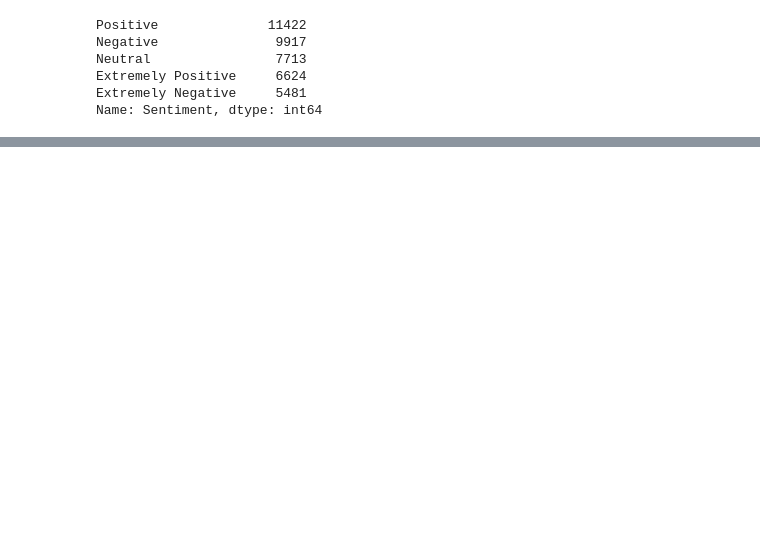
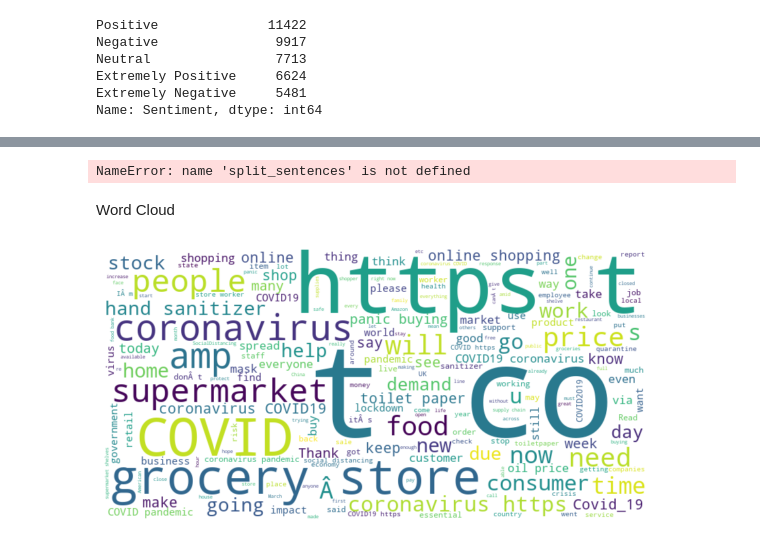
Before and after one commit to hunpham/cs39aa_project, a Jupyter notebook: project_part1.ipynb, the cells around one changed output, grey strips where cells are left out. Drawn from its saved outputs; the diff is of its cells as text; code cells hidden in the pictures; blank space fills up the shorter version.

```diff
--- a/project_part1.ipynb
+++ b/project_part1.ipynb
@@ -81,0 +99,44 @@ print(min_len_word, max_len_word)
+# %%
+def count_stopwords(text, stopwords):
+    ''' Return the number of stopwords in the text
+        Input:
+            - text: string
+            - stopwords: list of string, containing the stopwords
+        Output:
+            - int, number of stopwords in the text argument
+    '''
+    word_tokens = word_tokenize(text) #splitta i pezzi
+    stopwords_x = [w for w in word_tokens if w in stopwords]
+
+    return len(stopwords_x)
+
+# Create a new variable containing the number of sentences in the OriginalTweet
+df_train['sum_sent_count'] = df_train['OriginalTweet'].apply(lambda x : len(split_sentences(x)))
+# Create a new variable containing the number of word in the OriginalTweet
+df_train['sum_word_count'] = df_train['OriginalTweet'].apply(lambda x : len(x.split()))
+# Create a new variable containing the number of characters in the OriginalTweet
+df_train['sum_char_count'] = df_train['OriginalTweet'].apply(lambda x : len(x.replace(" ","")))
+# Create a new variable containing the density of words in the OriginalTweet
+df_train['sum_word_density'] = df_train['sum_word_count'] / (df_train['sum_char_count'] + 1)
+# Create a new variable containing the density of sentences in the OriginalTweet
+df_train['sum_sent_density'] = df_train['sum_sent_count'] / (df_train['sum_word_count'] + 1)
+# Create a new variable containing the number of punctuations in the OriginalTweet
+df_train['sum_punc_count'] = df_train['OriginalTweet'].apply(lambda x : len([a for a in x if a in punc]))
+# Stopwords
+# Create a new variable containing the number of stopwords in the OriginalTweet
+df_train['sum_stopw_count'] =  df_train['OriginalTweet'].apply(lambda x : count_stopwords(x, stopwords))
+# Create a new variable containing the density of stopwords in the OriginalTweet
+df_train['sum_stopw_density'] = df_train['sum_stopw_count'] / (df_train['sum_word_count'] + 1)
+# %% [output]
+NameError: name 'split_sentences' is not defined
+# %% [markdown]
+Word Cloud
+# %%
+wordcloud = WordCloud(background_color='white', width=800, height=400).generate(''.join(df_train.OriginalTweet))
+
+plt.figure(figsize=(20, 5))
+plt.imshow(wordcloud, interpolation='bilinear')
+plt.axis("off")
+plt.show()
+# %% [output]
+[figure, added]
```
Also changed, not shown: parts of 4 cells of this notebook.
